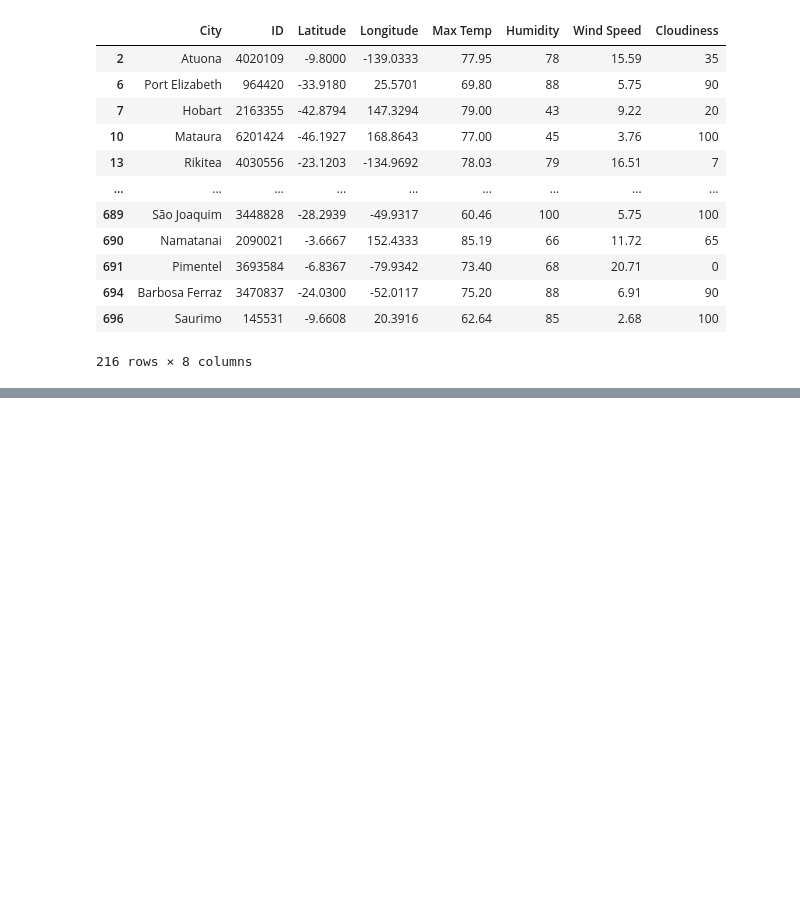
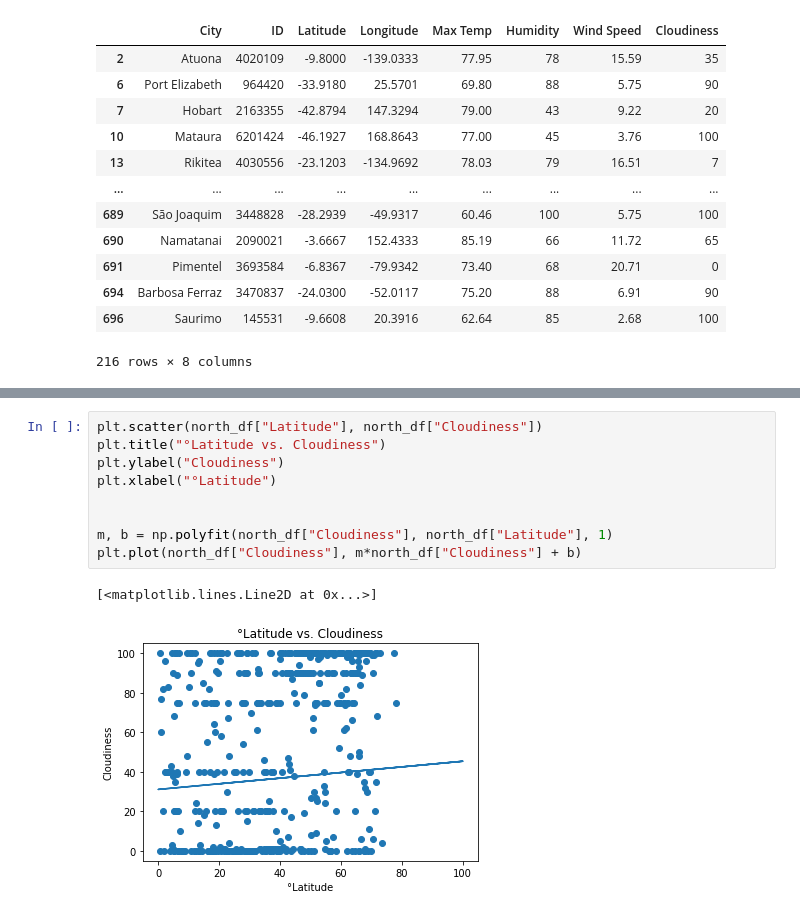
Before and after one commit to Yanwho/python-api-challenge, a Jupyter notebook: WeatherPy/WeatherPy.ipynb, the cells around one changed output, grey strips where cells are left out. Drawn from its saved outputs; the diff is of its cells as text; blank space fills up the shorter version.

```diff
--- a/WeatherPy/WeatherPy.ipynb
+++ b/WeatherPy/WeatherPy.ipynb
@@ -219,0 +257,12 @@ south_df
+# %%
+plt.scatter(north_df["Latitude"], north_df["Cloudiness"])
+plt.title("°Latitude vs. Cloudiness")
+plt.ylabel("Cloudiness")
+plt.xlabel("°Latitude")
+
+
+m, b = np.polyfit(north_df["Cloudiness"], north_df["Latitude"], 1)
+plt.plot(north_df["Cloudiness"], m*north_df["Cloudiness"] + b)
+# %% [output]
+[<matplotlib.lines.Line2D at 0x...>]
+[figure, added]
```
Also changed, not shown: parts of 3 cells of this notebook.
